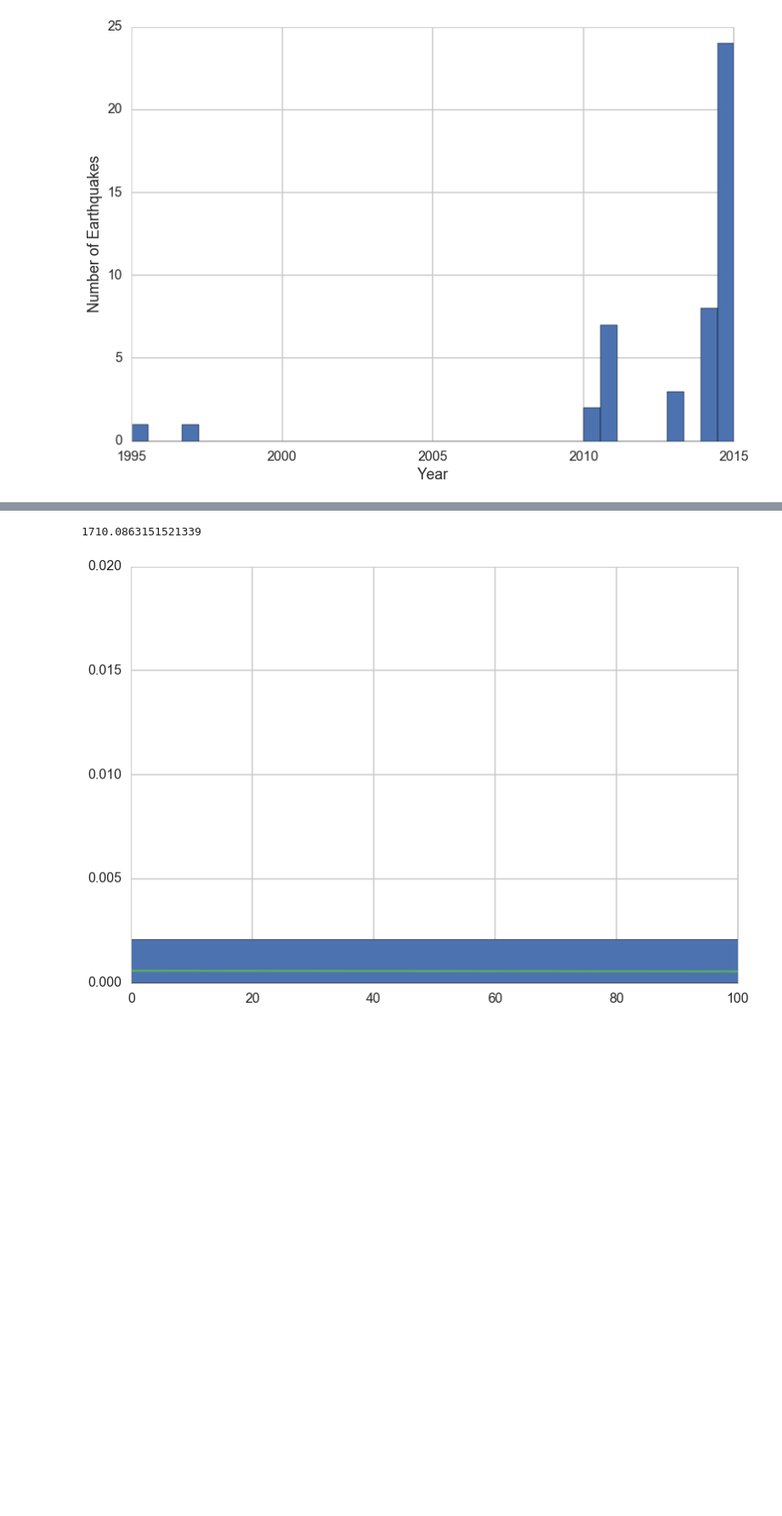
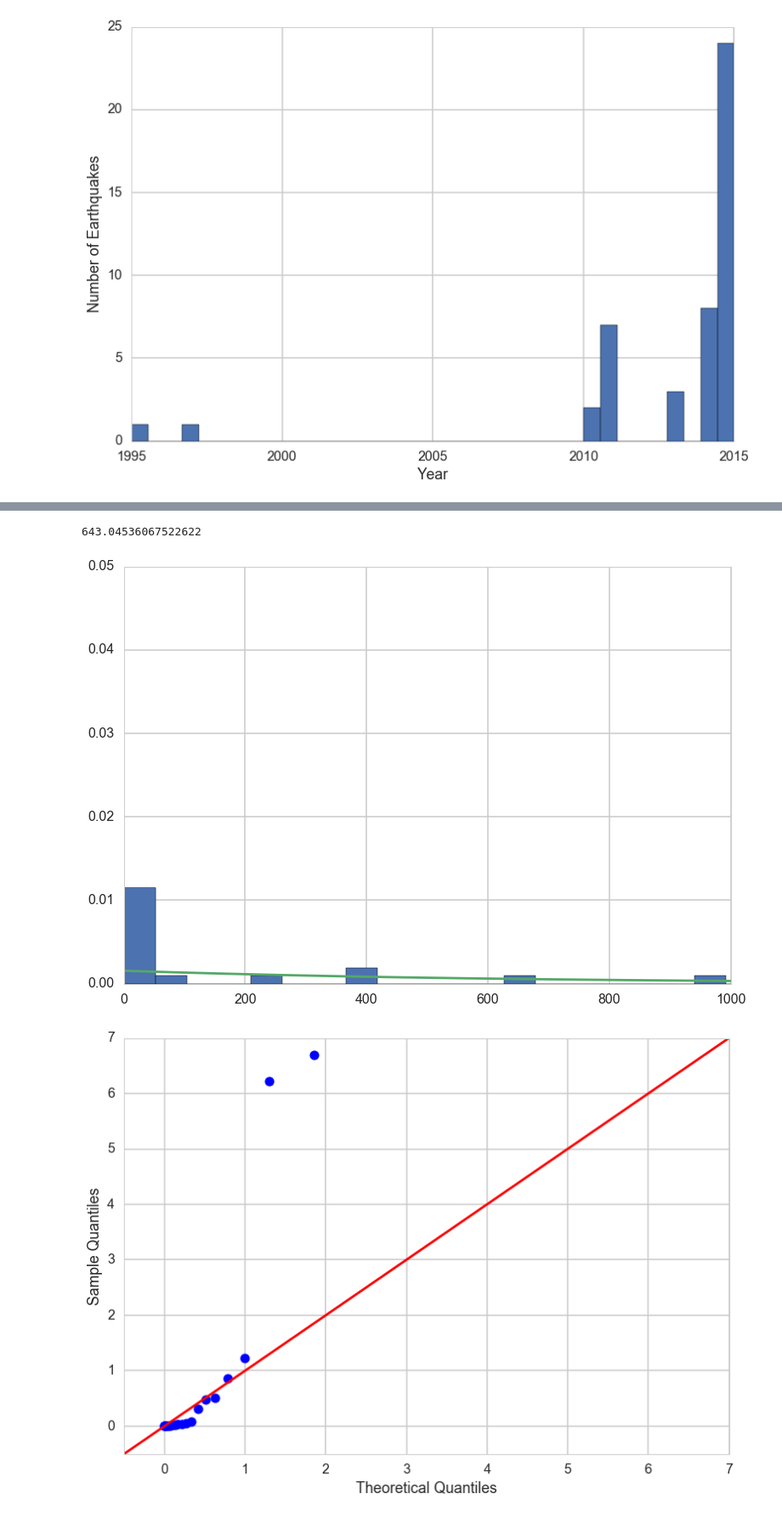
Before and after one commit to tperol/earthquake-clusters, a Jupyter notebook: explore_data_eric.ipynb, the cells around one changed output, grey strips where cells are left out. Shown at 85% size. Cells and saved outputs as stored; diff of their text form; code cells hidden in the pictures; blank space fills up the shorter version.

```diff
--- a/explore_data_eric.ipynb
+++ b/explore_data_eric.ipynb
@@ -352,8 +281,14 @@ since_1980_df=add_region_col(since_1980_df)
 # %%
-since_1980_df_subset = since_1980_df[since_1980_df.region==((-98.0, -97.5), (35.5, 36.0))]
-deltas = get_hours_between(since_1980_df_subset)
-coordinates = fit_expo(deltas)
+since_1980_df_subset = since_1980_df[(since_1980_df.region==((-98.0, -97.5), (35.5, 36.0))) & (since_1980_df.prefmag>=3)]
+deltas2 = get_hours_between(since_1980_df_subset)
+coordinates = fit_expo(deltas, bins=100, ymax=0.05, xmax=1000)
 coordinates
 # %% [output]
-1710.0863151521339
+643.04536067522622
-[figure, old version]
+[figure, new version]
+# %%
+import statsmodels.api as sm
+sm.qqplot(deltas2, dist='gamma', fit=True, line='45')
+plt.show()
+# %% [output]
+[figure, added]
```
Also changed, not shown: parts of 30 cells of this notebook.
